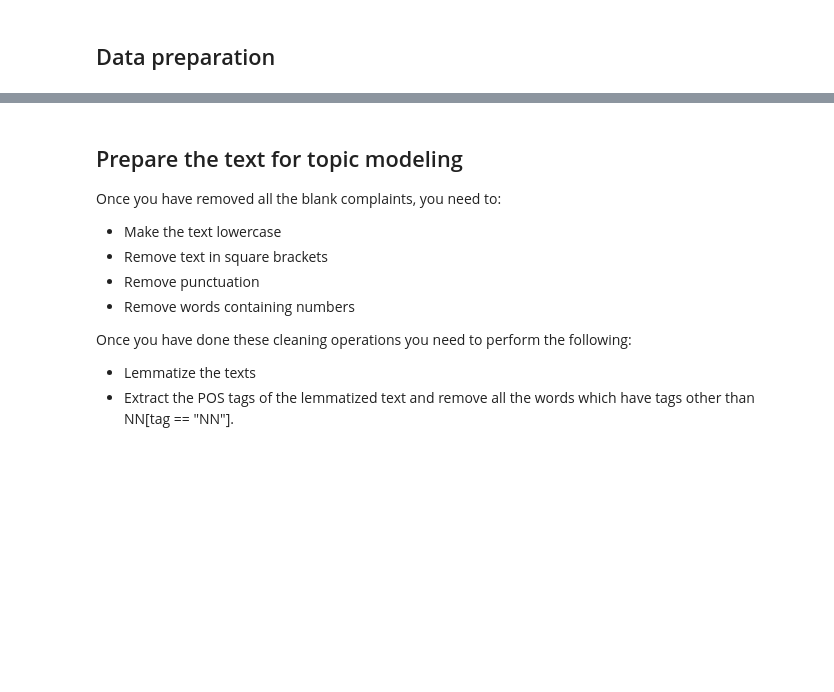
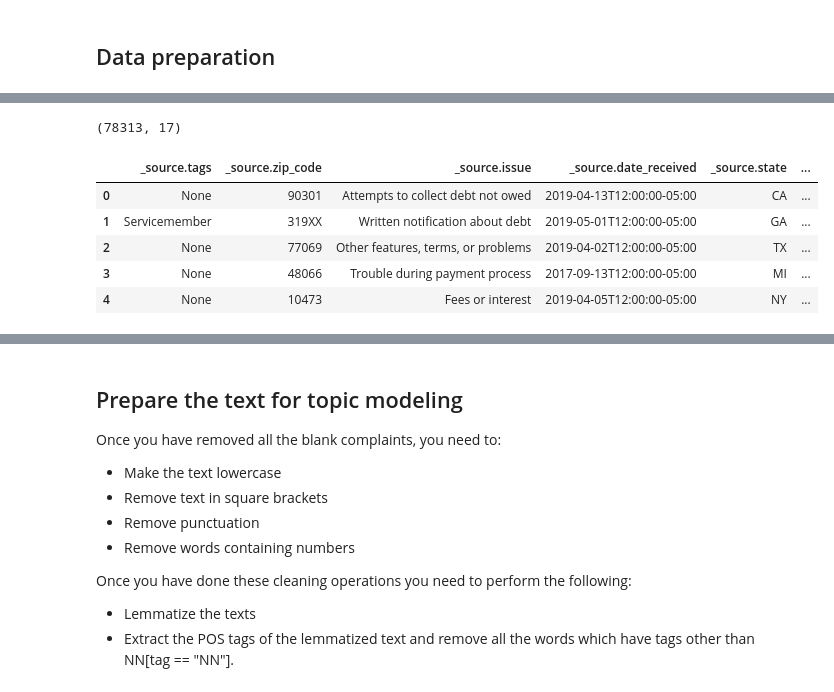
Before and after one commit to aswinj18/NLP_case_study-Automatic_Ticket_Classification, a Jupyter notebook: Automatic_Ticket_Classification_Assignment.ipynb, the cells around one changed output, grey strips where cells are left out. Cells and saved outputs as stored; diff of their text form; code cells hidden in the pictures; blank space fills up the shorter version.

```diff
--- a/Automatic_Ticket_Classification_Assignment.ipynb
+++ b/Automatic_Ticket_Classification_Assignment.ipynb
@@ -73,4 +139,16 @@ df=pd.json_normalize(data)
+# %%
+df.shape
+# %% [output]
+(78313, 17)
 # %%
 # Inspect the dataframe to understand the given data.
+df.head()
+# %% [output]
+|  | _source.tags | _source.zip_code | _source.issue | _source.date_received | _source.state | ... |
+| 0 | None | 90301 | Attempts to collect debt not owed | 2019-04-13T12:00:00-05:00 | CA | ... |
+| 1 | Servicemember | 319XX | Written notification about debt | 2019-05-01T12:00:00-05:00 | GA | ... |
+| 2 | None | 77069 | Other features, terms, or problems | 2019-04-02T12:00:00-05:00 | TX | ... |
+| 3 | None | 48066 | Trouble during payment process | 2017-09-13T12:00:00-05:00 | MI | ... |
+| 4 | None | 10473 | Fees or interest | 2019-04-05T12:00:00-05:00 | NY | ... |
 # %%
 #print the column names
```
Also changed, not shown: parts of 32 cells of this notebook.
